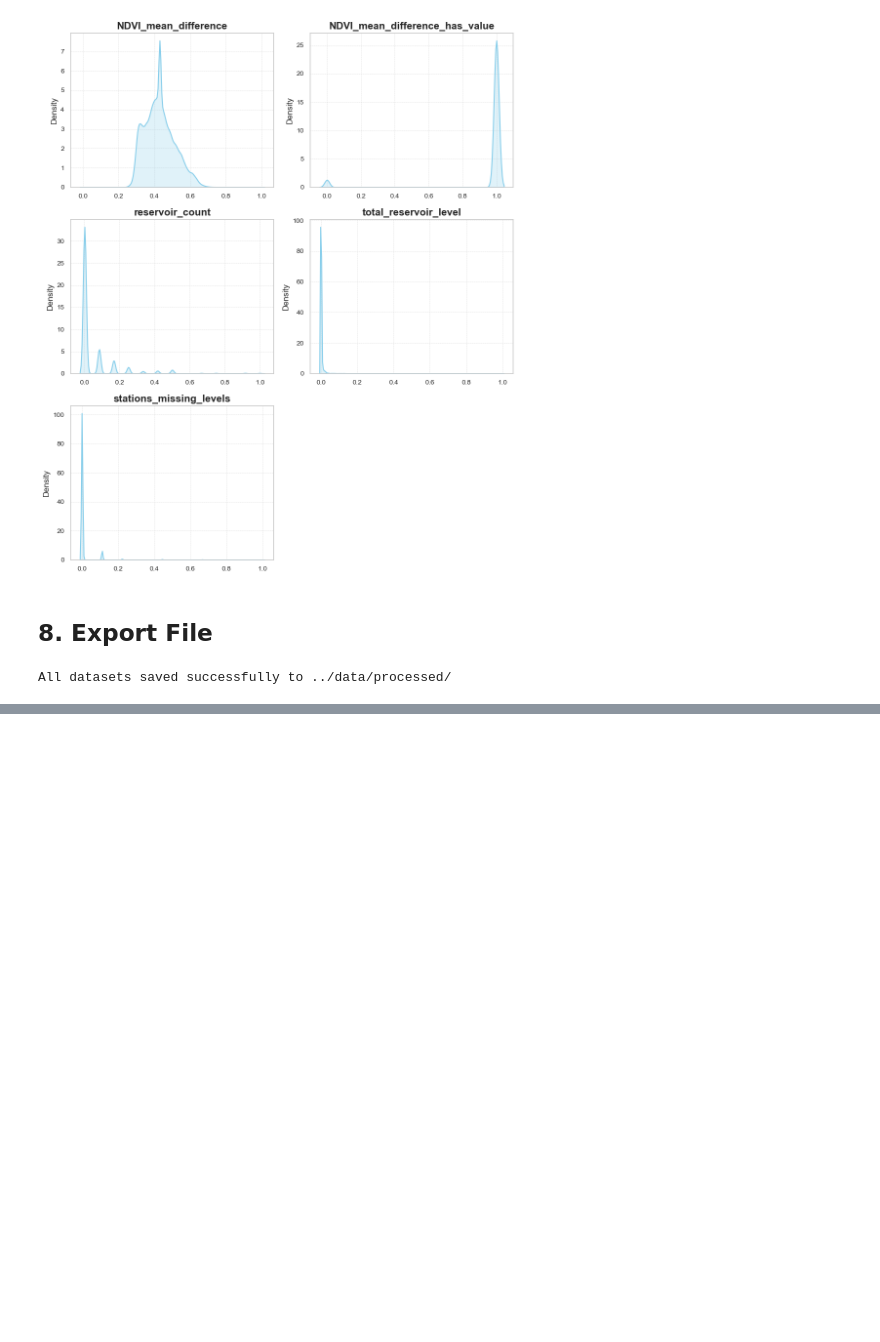
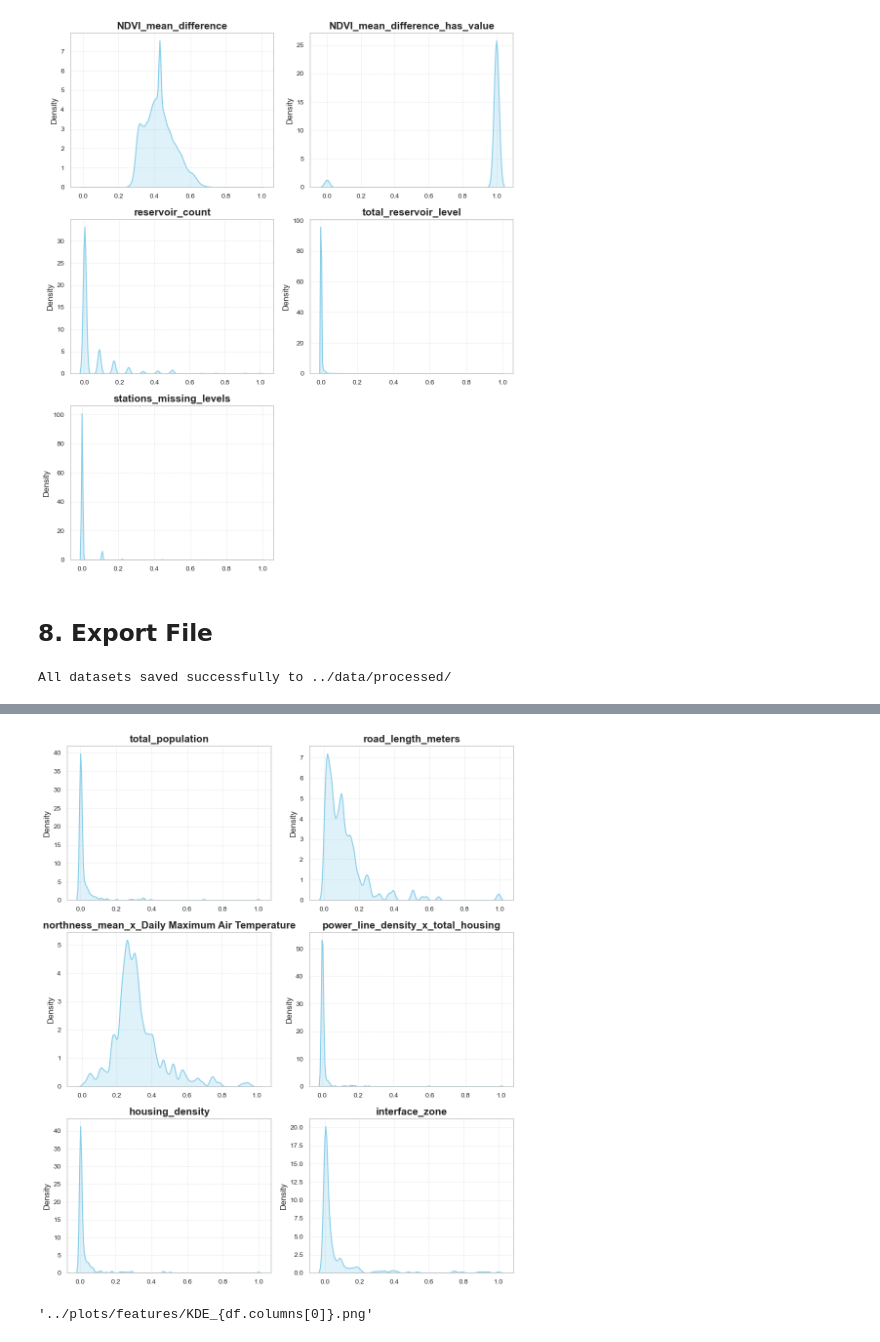
Before and after one commit to dustinlit/California-Wildfire-Ignition-ML-Modeling, a Jupyter notebook: notebooks/04_A_Feature_Distributions.ipynb, the cells around one changed output, grey strips where cells are left out. Cells and saved outputs as stored; diff of their text form; code cells hidden in the pictures; blank space fills up the shorter version.

```diff
--- a/notebooks/04_A_Feature_Distributions.ipynb
+++ b/notebooks/04_A_Feature_Distributions.ipynb
@@ -327,0 +349,5 @@ All datasets saved successfully to ../data/processed/
+# %%
+grid_kde(X[ignition_rf_top5])
+# %% [output]
+[figure, added]
+'../plots/features/KDE_{df.columns[0]}.png'
```
Also changed, not shown: parts of 8 cells of this notebook, 1 other file.
